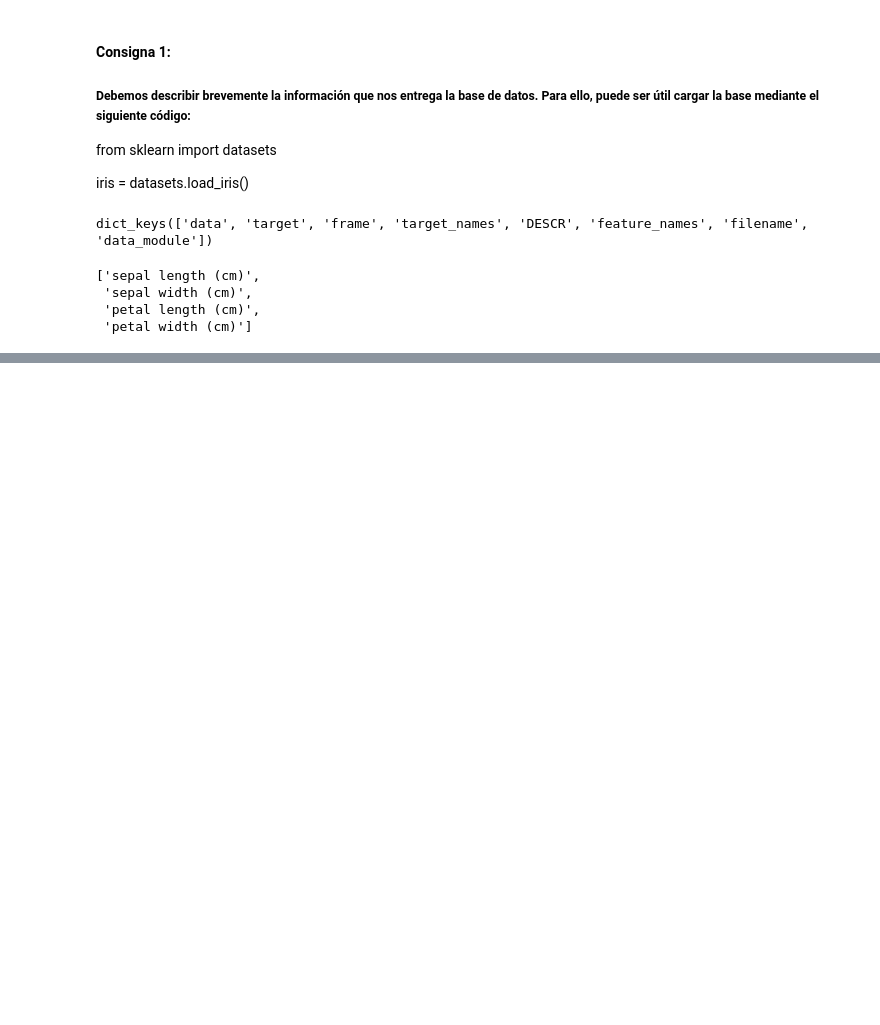
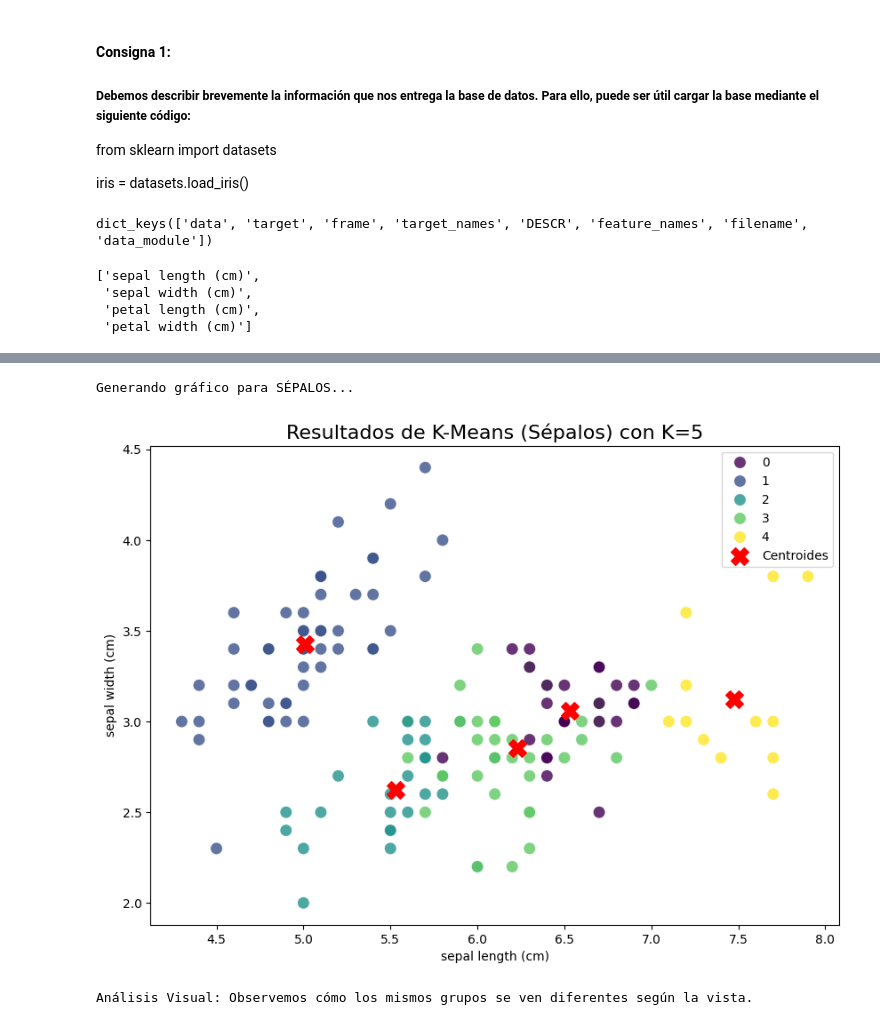
Before and after one commit to joluva/machinelearning, a Jupyter notebook: API_4_Vasquez_jorge_Luis.ipynb, the cells around one changed output, grey strips where cells are left out. Saved outputs shown, nothing was run; the diff lists cells and outputs as text; code cells hidden in the pictures; blank space fills up the shorter version.

```diff
--- a/API_4_Vasquez_jorge_Luis.ipynb
+++ b/API_4_Vasquez_jorge_Luis.ipynb
@@ -49,0 +214,35 @@ iris.feature_names
+# %%
+# -------------------------------------------------------
+# GRÁFICO 2: SÉPALOS (Sepal Length vs Sepal Width)
+# -------------------------------------------------------
+print("\nGenerando gráfico para SÉPALOS...")
+plt.figure(figsize=(10, 7))
+
+# Usamos las columnas de sépalos
+sns.scatterplot(
+    data=df_iris,
+    x='sepal length (cm)',
+    y='sepal width (cm)',
+    hue='Cluster',       # Mismo cluster, distinta vista
+    palette='viridis',
+    s=100,
+    alpha=0.8
+)
+
+# Graficamos los CENTROIDES correspondientes a sépalos
+# Sépalos son índices 0 y 1.
+plt.scatter(
+    kmeans.cluster_centers_[:, 0], # X del centroide (Largo Sépalo)
+    kmeans.cluster_centers_[:, 1], # Y del centroide (Ancho Sépalo)
+    c='red', s=200, marker='X', label='Centroides'
+)
+
+plt.title('Resultados de K-Means (Sépalos) con K=5', fontsize=16)
+plt.legend()
+plt.show()
+
+print("Análisis Visual: Observemos cómo los mismos grupos se ven diferentes según la vista.")
+# %% [output]
+Generando gráfico para SÉPALOS...
+[figure, added]
+Análisis Visual: Observemos cómo los mismos grupos se ven diferentes según la vista.
```
Also changed, not shown: parts of 24 cells of this notebook, 3 other files.
